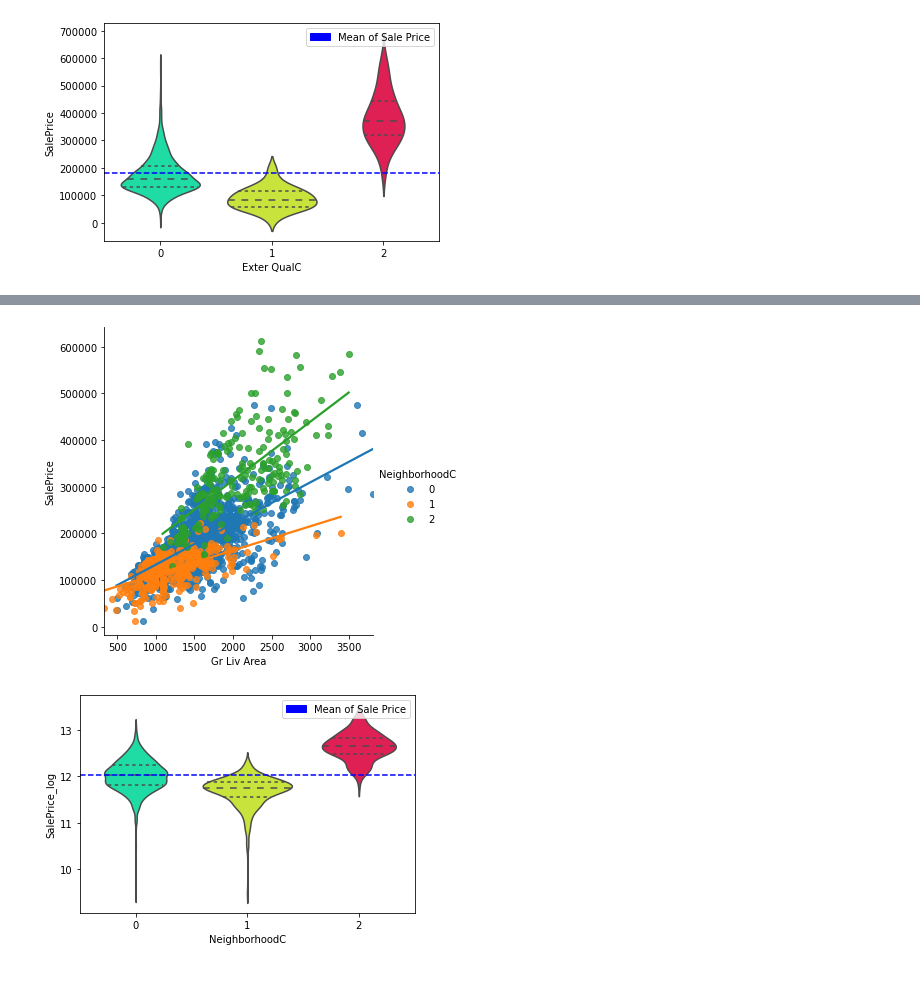
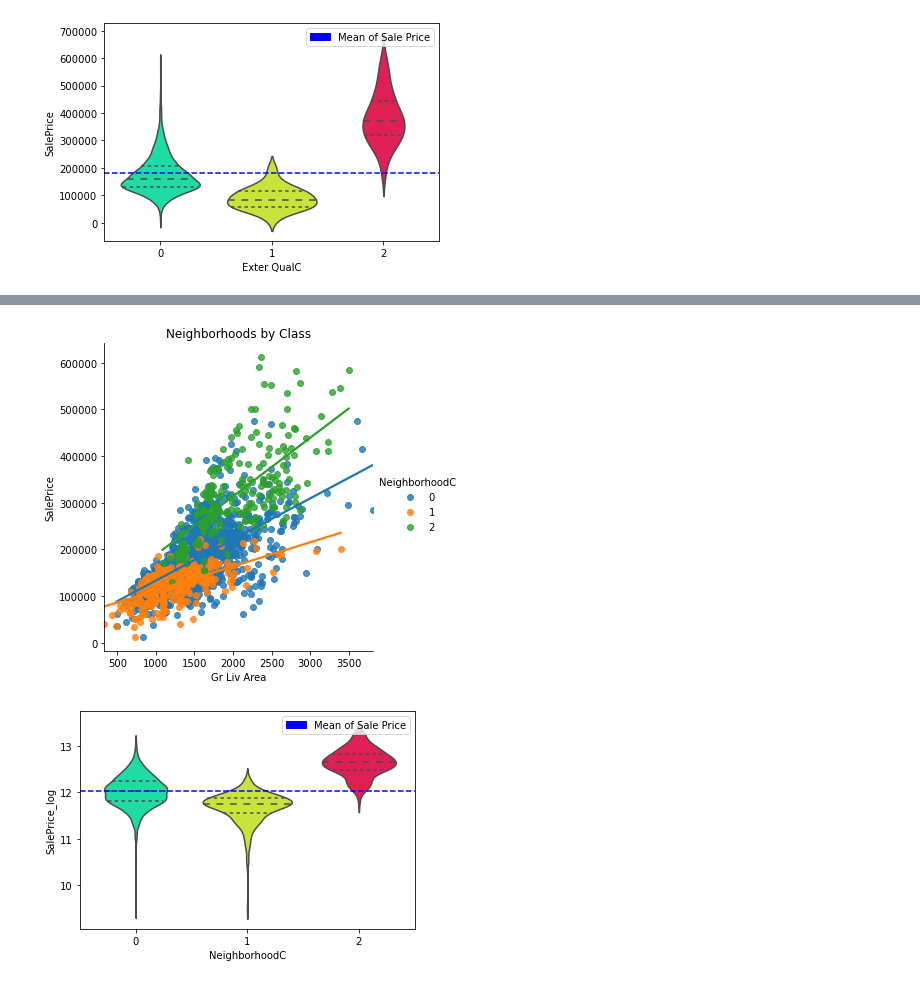
Before and after one commit to griffinbran/Real-Estate-Statistical-Modeling, a Jupyter notebook: code/02_Preprocessing_and_Feature_Engineering.ipynb, the cells around one changed output, grey strips where cells are left out. Drawn from its saved outputs; the diff is of its cells as text; code cells hidden in the pictures.

```diff
--- a/code/02_Preprocessing_and_Feature_Engineering.ipynb
+++ b/code/02_Preprocessing_and_Feature_Engineering.ipynb
@@ -127,7 +127,8 @@ plt.legend(handles=[label_patch]);
 # %%
 sns.lmplot(x='Gr Liv Area', y='SalePrice', data=train_df,ci=False, hue='NeighborhoodC');
+plt.title(f'Neighborhoods by Class');
 # %% [output]
-[figure, old version]
+[figure, new version]
 # %%
 sns.violinplot("NeighborhoodC", "SalePrice_log", data=train_df, palette='gist_ncar', inner='quartile');
 plt.axhline(train_df['SalePrice_log'].mean(), color="blue", linestyle = '--');
```
Also changed, not shown: parts of 6 cells of this notebook, 17 other files.
